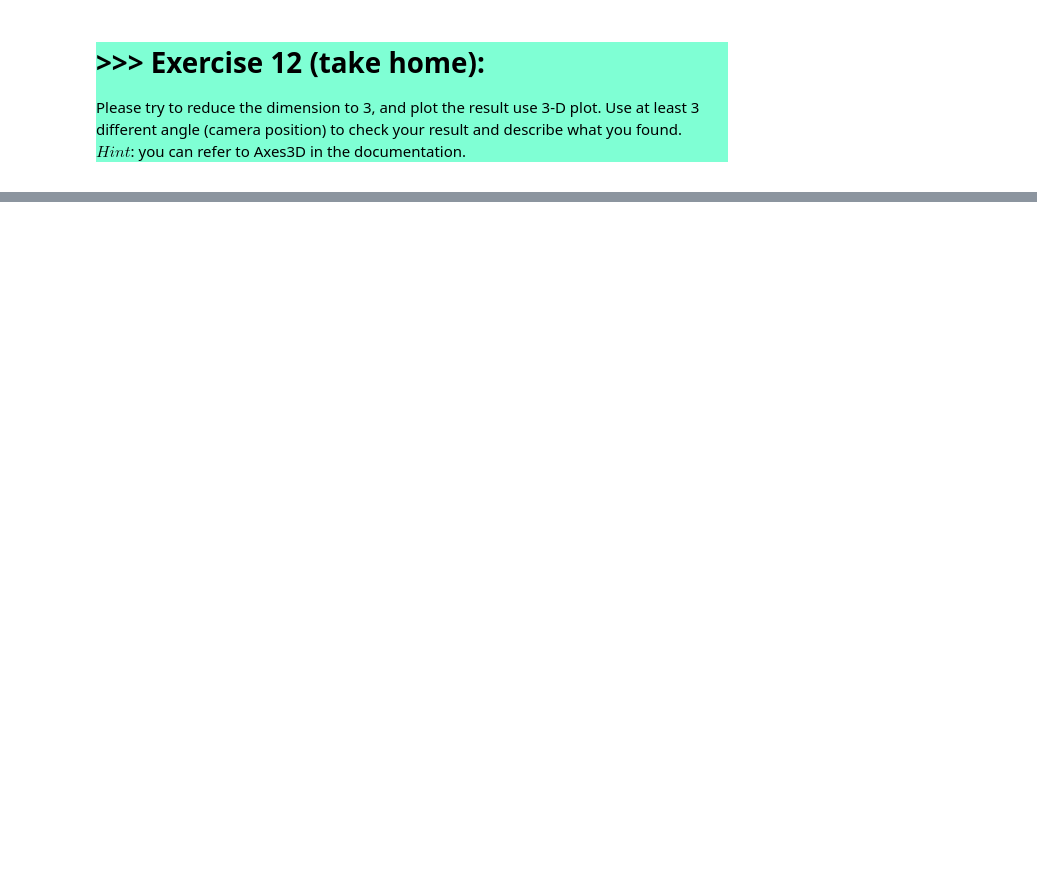
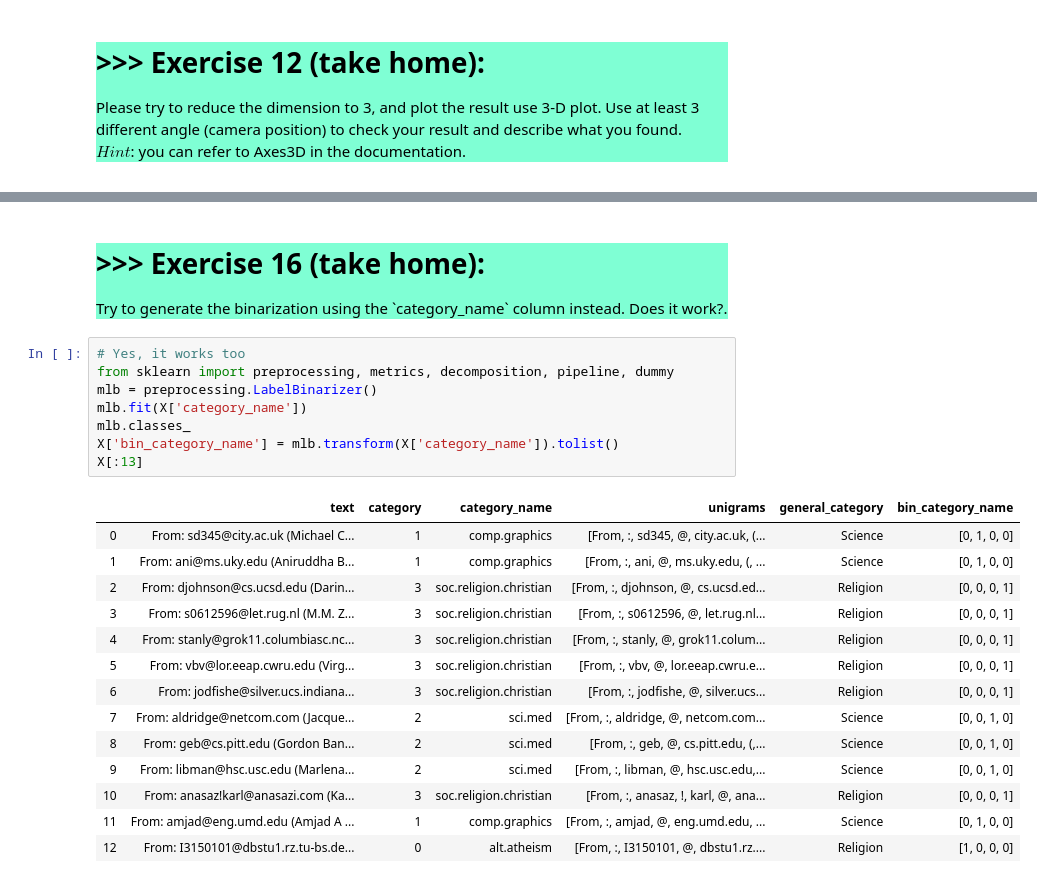
Before and after one commit to tonistark23/DM19-Lab1-Homework1, a Jupyter notebook: 108065435_DM19-Lab1-Homework.ipynb, the cells around one changed output, grey strips where cells are left out. Cells and saved outputs as stored; diff of their text form; blank space fills up the shorter version.

```diff
--- a/108065435_DM19-Lab1-Homework.ipynb
+++ b/108065435_DM19-Lab1-Homework.ipynb
@@ -614,0 +689,27 @@ matrix[:100].sort_values(axis=1, by=1,ascending=False).plot(kind='bar')
+# %% [markdown]
+<div style='background: #7fffd4'> <h1> >>> Exercise 16 (take home): </h1>
+Try to generate the binarization using the `category_name` column instead. Does it work?.
+</div>
+# %%
+# Yes, it works too
+from sklearn import preprocessing, metrics, decomposition, pipeline, dummy
+mlb = preprocessing.LabelBinarizer()
+mlb.fit(X['category_name'])
+mlb.classes_
+X['bin_category_name'] = mlb.transform(X['category_name']).tolist()
+X[:13]
+# %% [output]
+|  | text | category | category_name | unigrams | general_category | bin_category_name |
+| 0 | From: sd345@city.ac.uk (Michael C... | 1 | comp.graphics | [From, :, sd345, @, city.ac.uk, (... | Science | [0, 1, 0, 0] |
+| 1 | From: ani@ms.uky.edu (Aniruddha B... | 1 | comp.graphics | [From, :, ani, @, ms.uky.edu, (, ... | Science | [0, 1, 0, 0] |
+| 2 | From: djohnson@cs.ucsd.edu (Darin... | 3 | soc.religion.christian | [From, :, djohnson, @, cs.ucsd.ed... | Religion | [0, 0, 0, 1] |
+| 3 | From: s0612596@let.rug.nl (M.M. Z... | 3 | soc.religion.christian | [From, :, s0612596, @, let.rug.nl... | Religion | [0, 0, 0, 1] |
+| 4 | From: stanly@grok11.columbiasc.nc... | 3 | soc.religion.christian | [From, :, stanly, @, grok11.colum... | Religion | [0, 0, 0, 1] |
+| 5 | From: vbv@lor.eeap.cwru.edu (Virg... | 3 | soc.religion.christian | [From, :, vbv, @, lor.eeap.cwru.e... | Religion | [0, 0, 0, 1] |
+| 6 | From: jodfishe@silver.ucs.indiana... | 3 | soc.religion.christian | [From, :, jodfishe, @, silver.ucs... | Religion | [0, 0, 0, 1] |
+| 7 | From: aldridge@netcom.com (Jacque... | 2 | sci.med | [From, :, aldridge, @, netcom.com... | Science | [0, 0, 1, 0] |
+| 8 | From: geb@cs.pitt.edu (Gordon Ban... | 2 | sci.med | [From, :, geb, @, cs.pitt.edu, (,... | Science | [0, 0, 1, 0] |
+| 9 | From: libman@hsc.usc.edu (Marlena... | 2 | sci.med | [From, :, libman, @, hsc.usc.edu,... | Science | [0, 0, 1, 0] |
+| 10 | From: anasaz!karl@anasazi.com (Ka... | 3 | soc.religion.christian | [From, :, anasaz, !, karl, @, ana... | Religion | [0, 0, 0, 1] |
+| 11 | From: amjad@eng.umd.edu (Amjad A ... | 1 | comp.graphics | [From, :, amjad, @, eng.umd.edu, ... | Science | [0, 1, 0, 0] |
+| 12 | From: I3150101@dbstu1.rz.tu-bs.de... | 0 | alt.atheism | [From, :, I3150101, @, dbstu1.rz.... | Religion | [1, 0, 0, 0] |
```
Also changed, not shown: parts of 25 cells of this notebook, 1 other file.
